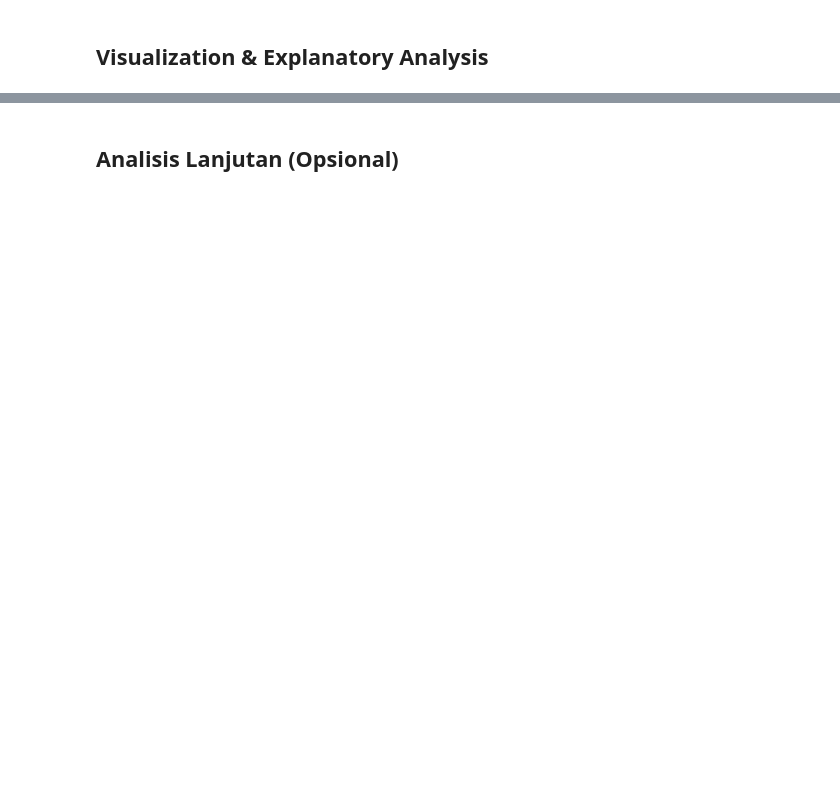
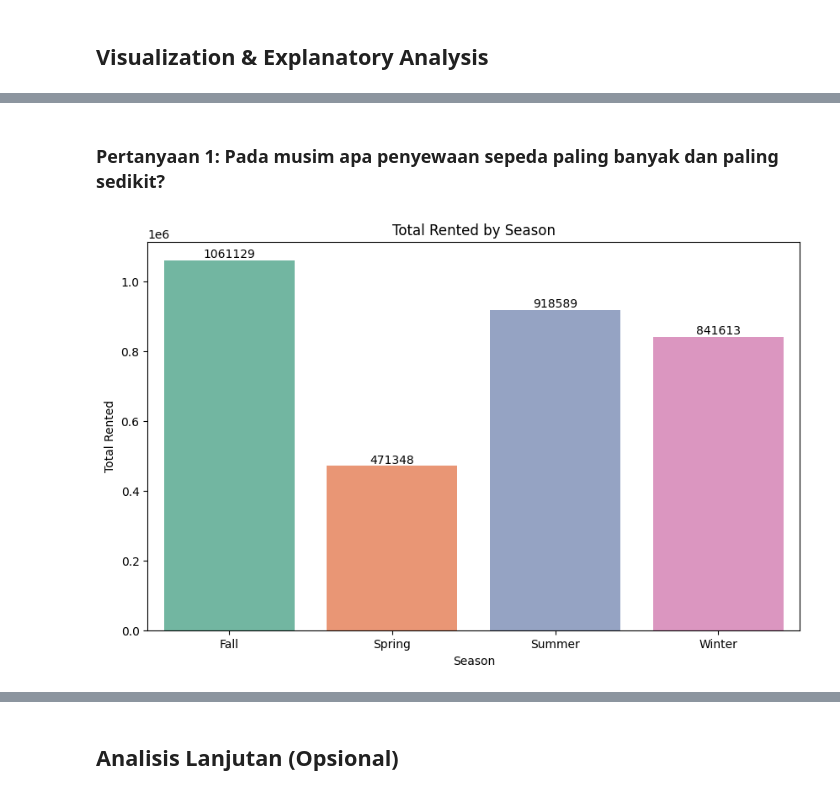
Before and after one commit to Dvaalmeyda/submission-proyek-analisis-data, a Jupyter notebook: Proyek_Analisis_Data.ipynb, the cells around one changed output, grey strips where cells are left out. Saved outputs shown, nothing was run; the diff lists cells and outputs as text; code cells hidden in the pictures; blank space fills up the shorter version.

Commit message:
Update pekerjaan, menyelesaikan notebook, menambahkan main & rfm dataset untuk digunakan di dashboard

```diff
--- a/Proyek_Analisis_Data.ipynb
+++ b/Proyek_Analisis_Data.ipynb
@@ -294,0 +403,24 @@ bike_rent_df.head(3)
+# %% [markdown]
+### Pertanyaan 1: Pada musim apa penyewaan sepeda paling banyak dan paling sedikit?
+# %%
+# SUM of Total_rented by season (max & min)
+season_total_rented = bike_rent_df.groupby('season')['total_rented'].sum().reset_index()
+season_total_rented = season_total_rented.sort_values(by='total_rented', ascending=False)
+season_total_rented
+
+# Viz
+plt.figure(figsize=(10, 6))
+sns.barplot(data=season_total_rented, x='season', y='total_rented', palette='Set2')
+
+# Menambahkan keterangan di atas batang
+for p in plt.gca().patches:
+    plt.annotate(f'{int(p.get_height())}',
+                 (p.get_x() + p.get_width() / 2., p.get_height()),
+                 ha='center', va='bottom', fontsize=10)
+
+plt.title('Total Rented by Season')
+plt.ylabel('Total Rented')
+plt.xlabel('Season')
+plt.show()
+# %% [output]
+[figure, added]
```
Also changed, not shown: parts of 39 cells of this notebook, 2 other files.
